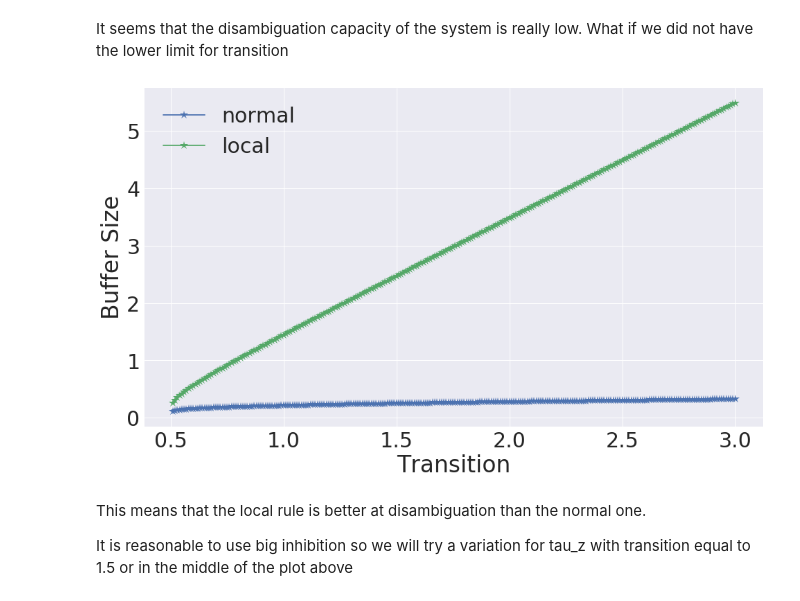
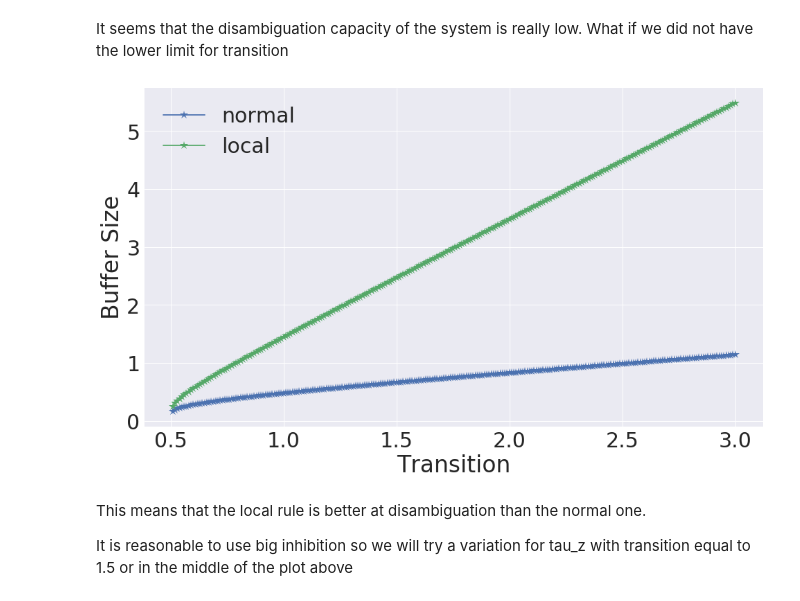
Before and after one commit to h-mayorquin/firing_rate_sequences, a Jupyter notebook: notebooks/2017-11-20(Overlap II).ipynb, the cells around one changed output. Saved outputs shown, nothing was run; the diff lists cells and outputs as text; code cells hidden in the pictures.

```diff
--- a/notebooks/2017-11-20(Overlap II).ipynb
+++ b/notebooks/2017-11-20(Overlap II).ipynb
@@ -41,17 +41,19 @@ plt.legend();
 # %% [markdown]
 It seems that the disambiguation capacity of the system is really low. What if we did not have the lower limit for transition
 # %%
+inhibition = 3.0
+T1_theo = tau_z * np.log((transition_vector + inhibition) / (transition_vector - threshold))
 buffer_size = tau_z / T1_theo
 buffer_size_local = tau_z / T1_theo_local
 
 plt.plot(transition_vector, buffer_size, '*-', markersize=13, label='normal')
 plt.plot(transition_vector, buffer_size_local, '*-', markersize=13, label='local')
 
 plt.xlabel('Transition')
 plt.ylabel('Buffer Size')
 plt.legend();
 # %% [output]
-[figure, old version]
+[figure, new version]
 # %% [markdown]
 This means that the local rule is better at disambiguation than the normal one.
 
```
Also changed, not shown: parts of 31 cells of this notebook, 9 other files.
